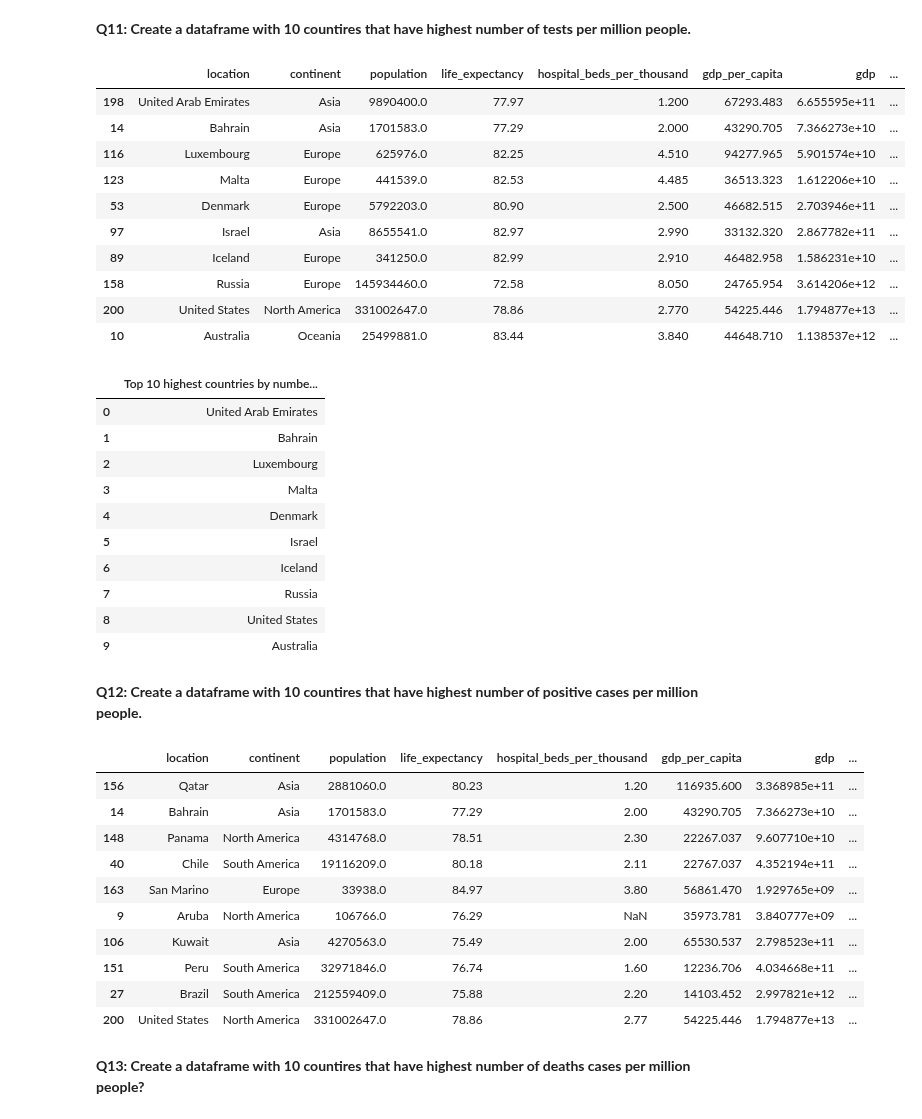
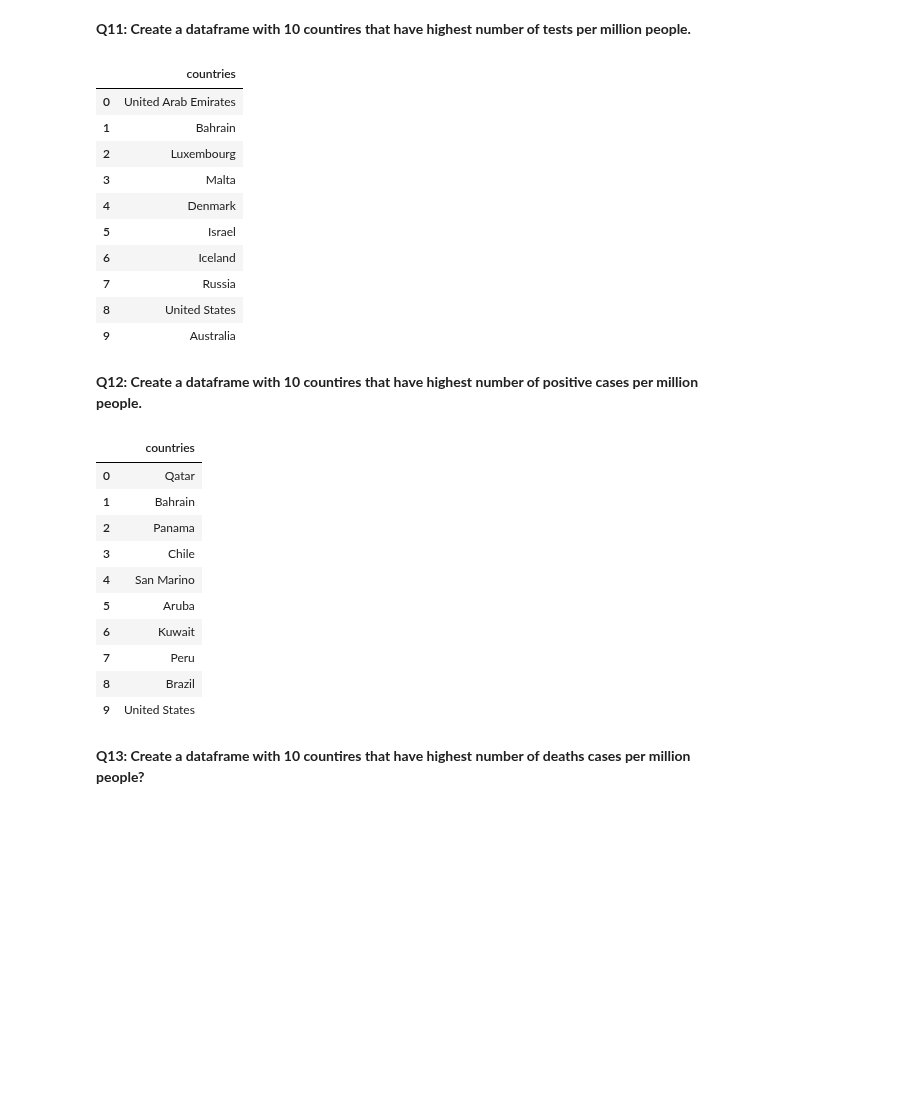
Before and after one commit to Fyn2a/test-repo, a Jupyter notebook: Assignment_Meshari.ipynb, the cells around one changed output. Saved outputs shown, nothing was run; the diff lists cells and outputs as text; code cells hidden in the pictures; blank space fills up the shorter version.

```diff
--- a/Assignment_Meshari.ipynb
+++ b/Assignment_Meshari.ipynb
@@ -319,54 +319,49 @@ combined_df
 **Q11: Create a dataframe with 10 countires that have highest number of tests per million people.**
 # %%
 list_TestM = combined_df.sort_values(by='tests_per_million', ascending=False).head(10)
-display(list_TestM)
+#display(list_TestM)
 
 countries_sorted2 = [locSor for locSor in list_TestM['location']]
 
 highest_tests_df = pd.DataFrame(countries_sorted2,
-                                columns=['Top 10 highest countries by number of tests per million ']
+                                columns=['countries']
                                 )
 display(highest_tests_df)
 # %% [output]
-|  | location | continent | population | life_expectancy | hospital_beds_per_thousand | gdp_per_capita | gdp | ... |
-| 198 | United Arab Emirates | Asia | 9890400.0 | 77.97 | 1.200 | 67293.483 | 6.655595e+11 | ... |
-| 14 | Bahrain | Asia | 1701583.0 | 77.29 | 2.000 | 43290.705 | 7.366273e+10 | ... |
-| 116 | Luxembourg | Europe | 625976.0 | 82.25 | 4.510 | 94277.965 | 5.901574e+10 | ... |
-| 123 | Malta | Europe | 441539.0 | 82.53 | 4.485 | 36513.323 | 1.612206e+10 | ... |
-| 53 | Denmark | Europe | 5792203.0 | 80.90 | 2.500 | 46682.515 | 2.703946e+11 | ... |
-| 97 | Israel | Asia | 8655541.0 | 82.97 | 2.990 | 33132.320 | 2.867782e+11 | ... |
-| 89 | Iceland | Europe | 341250.0 | 82.99 | 2.910 | 46482.958 | 1.586231e+10 | ... |
-| 158 | Russia | Europe | 145934460.0 | 72.58 | 8.050 | 24765.954 | 3.614206e+12 | ... |
-| 200 | United States | North America | 331002647.0 | 78.86 | 2.770 | 54225.446 | 1.794877e+13 | ... |
-| 10 | Australia | Oceania | 25499881.0 | 83.44 | 3.840 | 44648.710 | 1.138537e+12 | ... |
+|  | countries |
+| 0 | United Arab Emirates |
+| 1 | Bahrain |
+| 2 | Luxembourg |
+| 3 | Malta |
+| 4 | Denmark |
+| 5 | Israel |
+| 6 | Iceland |
+| 7 | Russia |
+| 8 | United States |
+| 9 | Australia |
-|  | Top 10 highest countries by numbe... |
-| 0 | United Arab Emirates |
-| 1 | Bahrain |
-| 2 | Luxembourg |
-| 3 | Malta |
-| 4 | Denmark |
-| 5 | Israel |
-| 6 | Iceland |
-| 7 | Russia |
-| 8 | United States |
-| 9 | Australia |
 # %% [markdown]
 **Q12: Create a dataframe with 10 countires that have highest number of positive cases per million people.**
 # %%
-highest_cases_df = combined_df.sort_values(by='cases_per_million', ascending=False).head(10)
+listCm = combined_df.sort_values(by='cases_per_million', ascending=False).head(10)
+
+countries_sorted3 = [locSor for locSor in listCm['location']]
+
+highest_cases_df = pd.DataFrame(countries_sorted3,
+                                columns=['countries']
+                                )
 display(highest_cases_df)
 # %% [output]
-|  | location | continent | population | life_expectancy | hospital_beds_per_thousand | gdp_per_capita | gdp | ... |
-| 156 | Qatar | Asia | 2881060.0 | 80.23 | 1.20 | 116935.600 | 3.368985e+11 | ... |
-| 14 | Bahrain | Asia | 1701583.0 | 77.29 | 2.00 | 43290.705 | 7.366273e+10 | ... |
-| 148 | Panama | North America | 4314768.0 | 78.51 | 2.30 | 22267.037 | 9.607710e+10 | ... |
-| 40 | Chile | South America | 19116209.0 | 80.18 | 2.11 | 22767.037 | 4.352194e+11 | ... |
-| 163 | San Marino | Europe | 33938.0 | 84.97 | 3.80 | 56861.470 | 1.929765e+09 | ... |
-| 9 | Aruba | North America | 106766.0 | 76.29 | NaN | 35973.781 | 3.840777e+09 | ... |
-| 106 | Kuwait | Asia | 4270563.0 | 75.49 | 2.00 | 65530.537 | 2.798523e+11 | ... |
-| 151 | Peru | South America | 32971846.0 | 76.74 | 1.60 | 12236.706 | 4.034668e+11 | ... |
-| 27 | Brazil | South America | 212559409.0 | 75.88 | 2.20 | 14103.452 | 2.997821e+12 | ... |
-| 200 | United States | North America | 331002647.0 | 78.86 | 2.77 | 54225.446 | 1.794877e+13 | ... |
+|  | countries |
+| 0 | Qatar |
+| 1 | Bahrain |
+| 2 | Panama |
+| 3 | Chile |
+| 4 | San Marino |
+| 5 | Aruba |
+| 6 | Kuwait |
+| 7 | Peru |
+| 8 | Brazil |
+| 9 | United States |
 # %% [markdown]
 **Q13: Create a dataframe with 10 countires that have highest number of deaths cases per million people?**
 # %%
```
Also changed, not shown: parts of 1 cell of this notebook.
